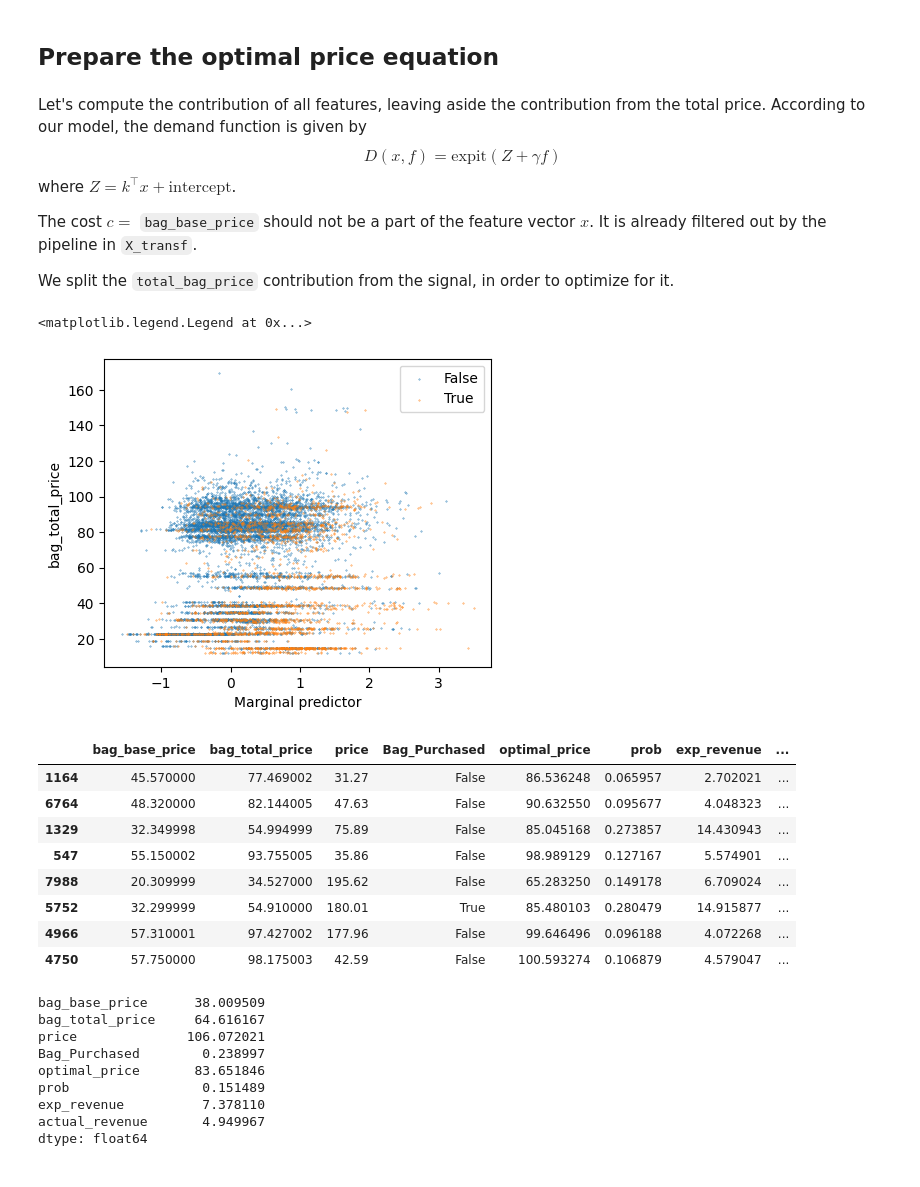
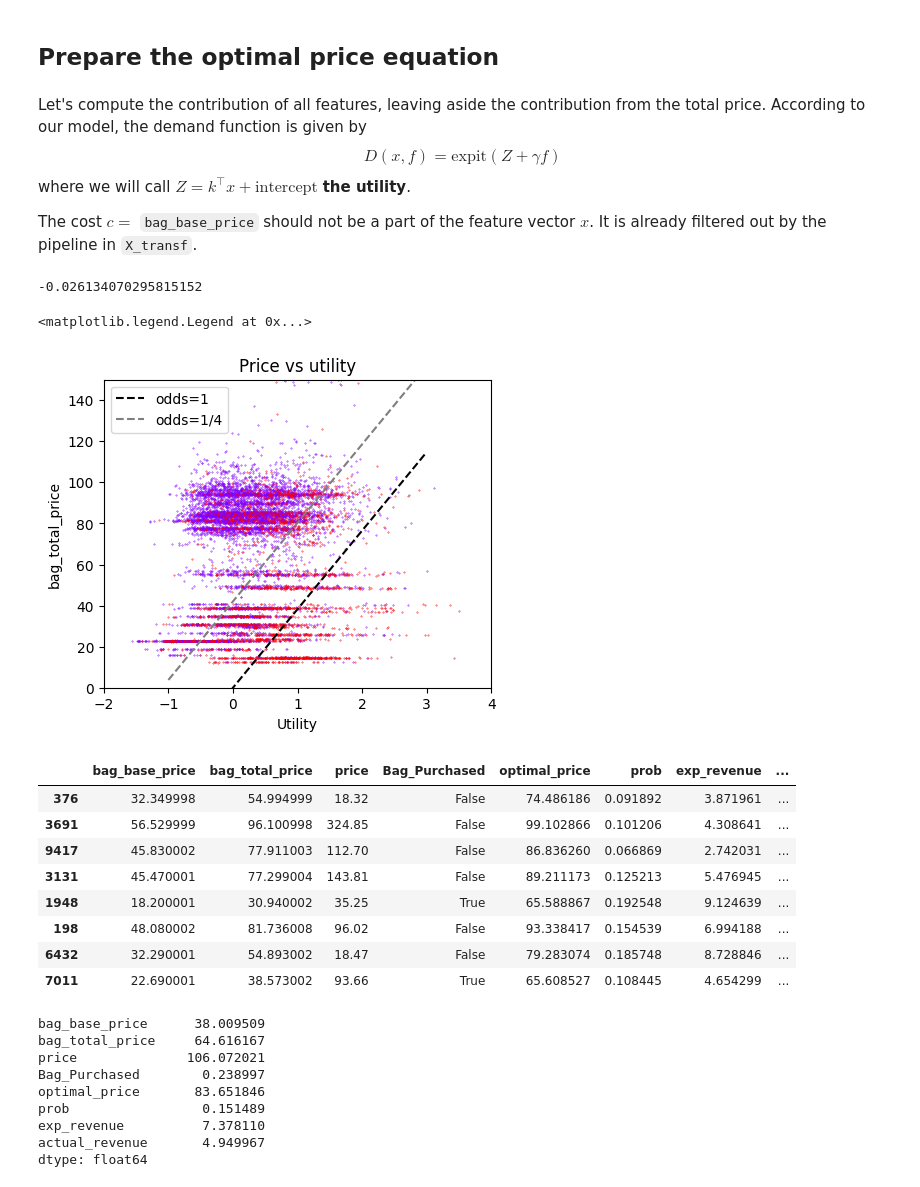
Before and after one commit to amonras/optimal-pricing, a Jupyter notebook: Optimal Pricing.ipynb, the cells around one changed output. Cells and saved outputs as stored; diff of their text form; code cells hidden in the pictures.

```diff
--- a/Optimal Pricing.ipynb
+++ b/Optimal Pricing.ipynb
@@ -56,7 +56,10 @@ import numpy as np
 import matplotlib.pyplot as plt
 from src.plots import prob_hist
 from scipy.optimize import fsolve
-from scipy.special import expit
+from scipy.special import expit, logit
+from matplotlib.colors import Normalize
+cmap = plt.colormaps["rainbow"]
+
 import warnings
 
 file_path = 'data/export.parquet'
@@ -90,7 +93,7 @@ intercept = model.model.intercept_
 # %%
 # Compute contrubutions from other features
 X_transf = pd.DataFrame(
-    model.preprocessor.transform(X),
+    model.pipeline.named_steps['preprocessor'].transform(X),
     columns = model.get_feature_names()
 )
 theta = pd.Series(model.model_coefficients())
@@ -117,8 +120,6 @@ Let's compute the contribution of all features, leaving aside the contribution f
 $$
     D(x, f) = \textrm{expit}(Z + \gamma f)
 $$
-where $Z=k^\top x + \textrm{intercept}$.
+where we will call $Z=k^\top x + \textrm{intercept}$ **the utility**.
 
 The cost $c=$ `bag_base_price` should not be a part of the feature vector $x$. It is already filtered out by the pipeline in `X_transf`.
-
-We split the `total_bag_price` contribution from the signal, in order to optimize for it.
@@ -126,16 +129,25 @@ We split the `total_bag_price` contribution from the signal, in order to optimiz
 cost = X['bag_base_price'].rename('cost')
 Z = (X_transf.drop('bag_total_price', axis=1).dot(theta.drop('bag_total_price')) + intercept).rename('kx')
 gamma = theta['bag_total_price']
+
+gamma
+# %% [output]
+-0.026134070295815152
 # %%
 fig, ax = plt.subplots(figsize=(5, 4))
-plt.scatter(Z[~y], X_transf['bag_total_price'][~y], s=.1, label=False)
-plt.scatter(Z[y], X_transf['bag_total_price'][y], s=.1, label=True)
-ax.set_xlabel('Marginal predictor')
+plt.scatter(Z[~y], X_transf['bag_total_price'][~y], s=.1, color=cmap(0))
+plt.scatter(Z[y], X_transf['bag_total_price'][y], s=.1, color='red')
+ax.set_xlabel('Utility')
 ax.set_ylabel('bag_total_price')
+ax.plot(np.array([-1, 3]), -np.array([-1, 3])/gamma, 'k--', label='odds=1')
+ax.plot(np.array([-1, 3]), (logit(.25) - np.array([-1, 3]))/gamma, color = 'tab:gray', ls='--', label='odds=1/4')
+ax.set_title('Price vs utility')
+ax.set_xlim([-2, 4])
+ax.set_ylim([0, 150])
 ax.legend()
 # %% [output]
 <matplotlib.legend.Legend at 0x...>
-[figure, old version]
+[figure, new version]
 # %%
 def optimal_price_equation(f, c, z, g):
     return g * (f - c) * (1 - expit(z + g * f)) + 1
@@ -143,7 +155,7 @@ def optimal_price_equation(f, c, z, g):
 def optimize(cost, Z):
     return fsolve(optimal_price_equation, x0=1.5 * cost, args=(cost, Z, gamma))[0]
 # %%
-warnings.filterwarnings('ignore', 'The iteration is not making good progress')
+# warnings.filterwarnings('ignore', 'The iteration is not making good progress')
 
 optimal_price = pd.concat([cost, Z], axis=1).apply(
     lambda row: optimize(row['cost'], row['kx']),
@@ -165,14 +177,14 @@ results['actual_revenue'] = (results['bag_total_price'] - results['bag_base_pric
 results.sample(8)
 # %% [output]
 |  | bag_base_price | bag_total_price | price | Bag_Purchased | optimal_price | prob | exp_revenue | ... |
-| 1164 | 45.570000 | 77.469002 | 31.27 | False | 86.536248 | 0.065957 | 2.702021 | ... |
-| 6764 | 48.320000 | 82.144005 | 47.63 | False | 90.632550 | 0.095677 | 4.048323 | ... |
-| 1329 | 32.349998 | 54.994999 | 75.89 | False | 85.045168 | 0.273857 | 14.430943 | ... |
-| 547 | 55.150002 | 93.755005 | 35.86 | False | 98.989129 | 0.127167 | 5.574901 | ... |
-| 7988 | 20.309999 | 34.527000 | 195.62 | False | 65.283250 | 0.149178 | 6.709024 | ... |
-| 5752 | 32.299999 | 54.910000 | 180.01 | True | 85.480103 | 0.280479 | 14.915877 | ... |
-| 4966 | 57.310001 | 97.427002 | 177.96 | False | 99.646496 | 0.096188 | 4.072268 | ... |
-| 4750 | 57.750000 | 98.175003 | 42.59 | False | 100.593274 | 0.106879 | 4.579047 | ... |
+| 376 | 32.349998 | 54.994999 | 18.32 | False | 74.486186 | 0.091892 | 3.871961 | ... |
+| 3691 | 56.529999 | 96.100998 | 324.85 | False | 99.102866 | 0.101206 | 4.308641 | ... |
+| 9417 | 45.830002 | 77.911003 | 112.70 | False | 86.836260 | 0.066869 | 2.742031 | ... |
+| 3131 | 45.470001 | 77.299004 | 143.81 | False | 89.211173 | 0.125213 | 5.476945 | ... |
+| 1948 | 18.200001 | 30.940002 | 35.25 | True | 65.588867 | 0.192548 | 9.124639 | ... |
+| 198 | 48.080002 | 81.736008 | 96.02 | False | 93.338417 | 0.154539 | 6.994188 | ... |
+| 6432 | 32.290001 | 54.893002 | 18.47 | False | 79.283074 | 0.185748 | 8.728846 | ... |
+| 7011 | 22.690001 | 38.573002 | 93.66 | True | 65.608527 | 0.108445 | 4.654299 | ... |
 # %%
 results.mean()
 # %% [output]
```
Also changed, not shown: parts of 31 cells of this notebook.
